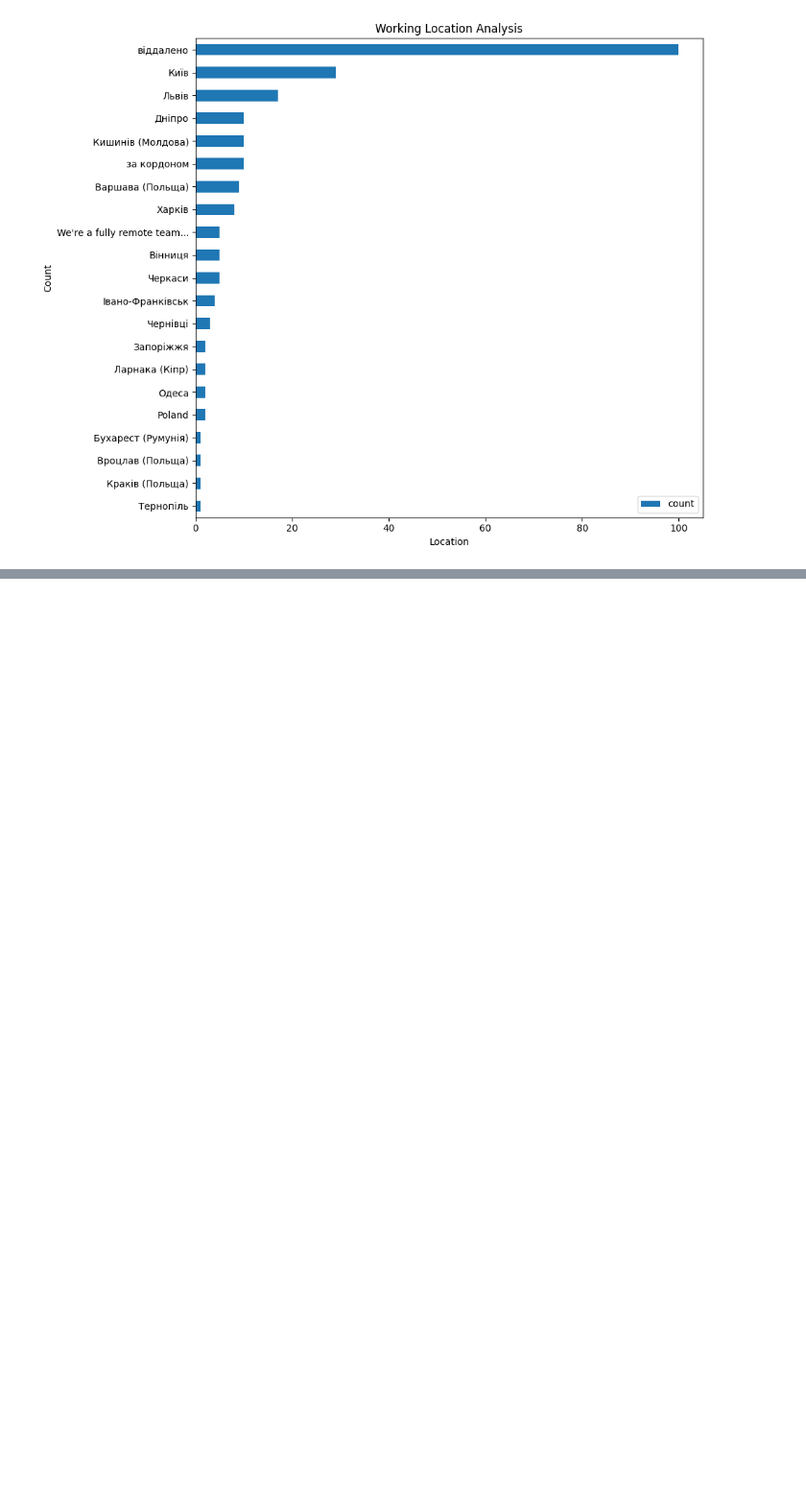
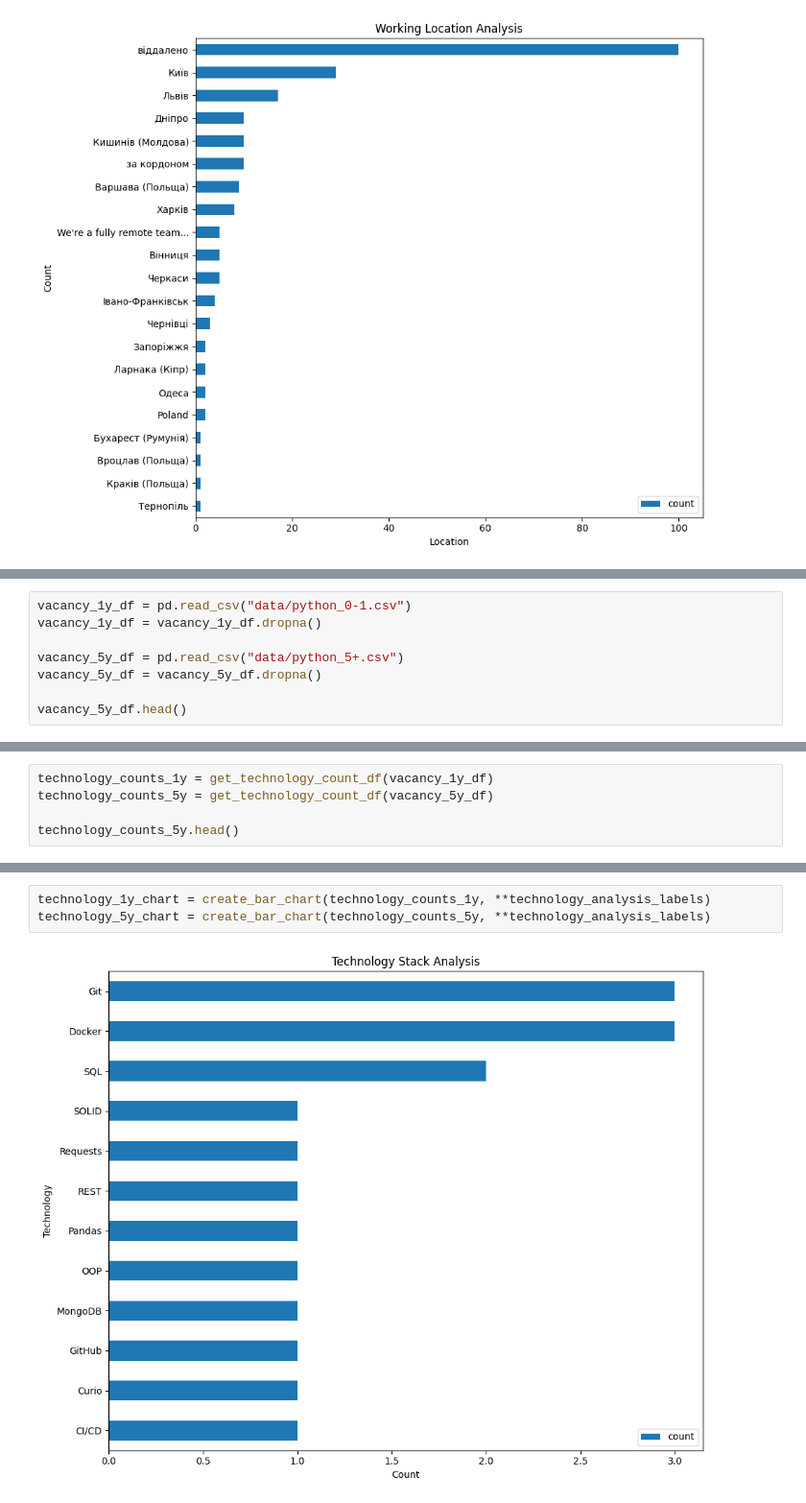
Before and after one commit to aLEKS-e3/vacancy-scrape-analysis, a Jupyter notebook: vacancy_analysis.ipynb, the cells around one changed output, grey strips where cells are left out. Shown at 96% size. Drawn from its saved outputs; the diff is of its cells as text; blank space fills up the shorter version.

```diff
--- a/vacancy_analysis.ipynb
+++ b/vacancy_analysis.ipynb
@@ -103,0 +120,8 @@ create_bar_chart(location_counts, "Location", "Count", "Working Location Analysi
+# %%
+vacancy_1y_df = pd.read_csv("data/python_0-1.csv")
+vacancy_1y_df = vacancy_1y_df.dropna()
+
+vacancy_5y_df = pd.read_csv("data/python_5+.csv")
+vacancy_5y_df = vacancy_5y_df.dropna()
+
+vacancy_5y_df.head()
@@ -103,0 +135,5 @@ create_bar_chart(location_counts, "Location", "Count", "Working Location Analysi
+# %%
+technology_counts_1y = get_technology_count_df(vacancy_1y_df)
+technology_counts_5y = get_technology_count_df(vacancy_5y_df)
+
+technology_counts_5y.head()
@@ -103,0 +148,5 @@ create_bar_chart(location_counts, "Location", "Count", "Working Location Analysi
+# %%
+technology_1y_chart = create_bar_chart(technology_counts_1y, **technology_analysis_labels)
+technology_5y_chart = create_bar_chart(technology_counts_5y, **technology_analysis_labels)
+# %% [output]
+[figure, added]
```
Also changed, not shown: parts of 9 cells of this notebook.
